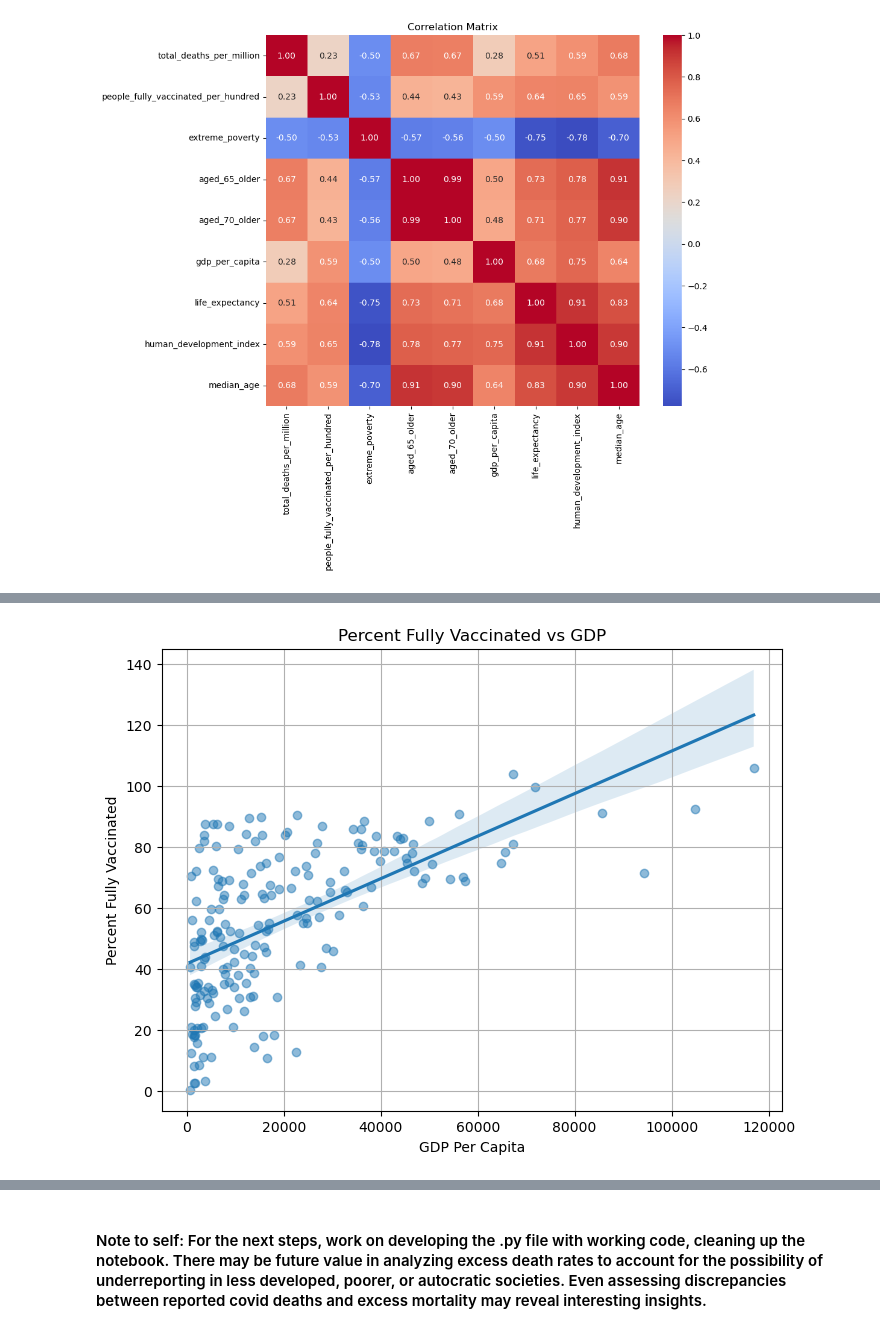
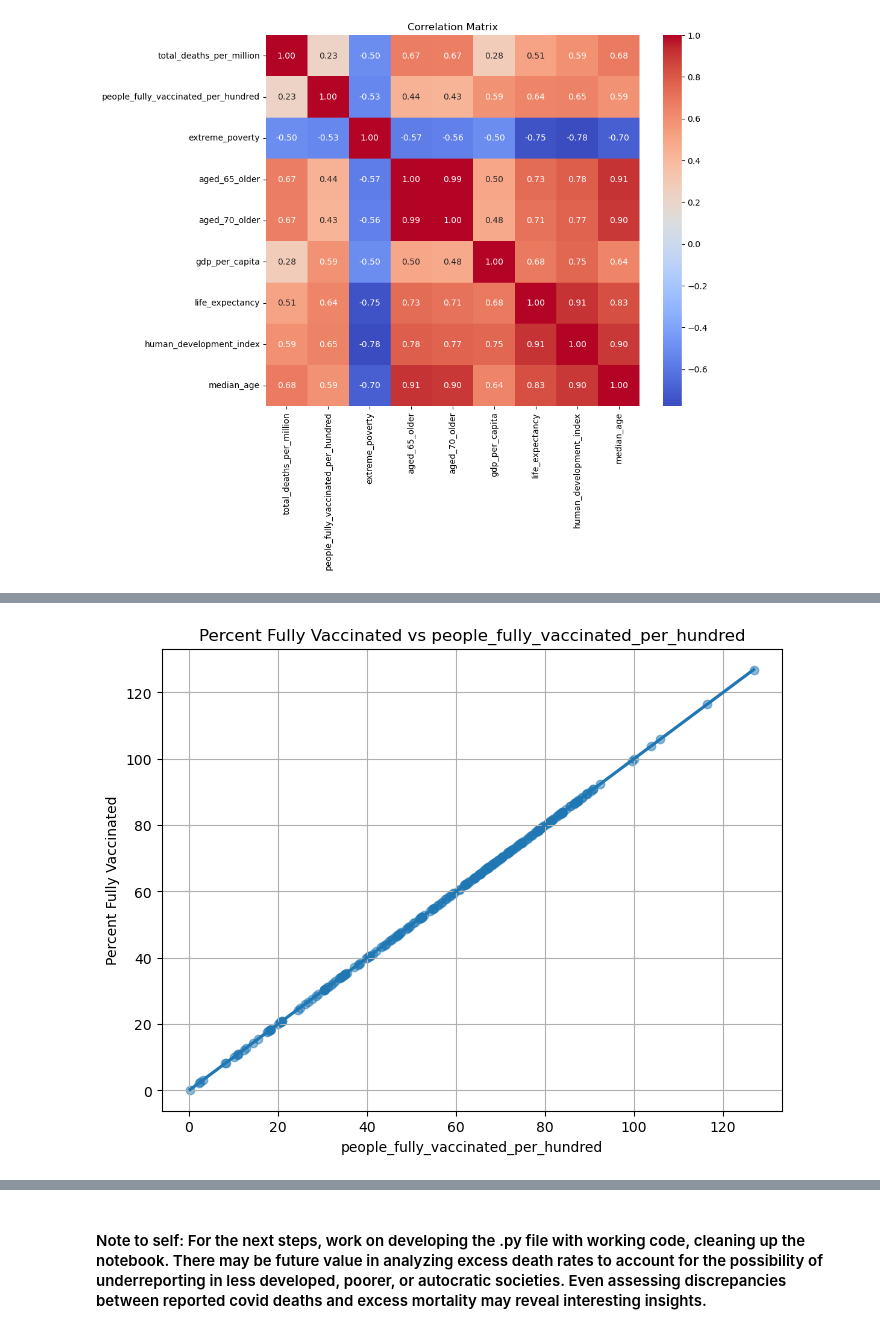
Before and after one commit to tralinde/covid_data_project, a Jupyter notebook: notebooks/cleaned_notebook.ipynb, the cells around one changed output, grey strips where cells are left out. Cells and saved outputs as stored; diff of their text form; code cells hidden in the pictures.

Commit message:
Working on cleaned notebook and polishing up the order of visualizations and hypothesis testing in addition to some fancy formatting ticks.

```diff
--- a/notebooks/cleaned_notebook.ipynb
+++ b/notebooks/cleaned_notebook.ipynb
@@ -478,10 +460,0 @@ for column in columns_to_compare:
-# %%
-# Create scatter plots with linear regression lines for each column
-for column in columns_to_compare:
-    plt.figure(figsize=(8, 6))
-    sns.regplot(x=column, y='total_deaths_per_million', data=cleaned_df, scatter_kws={'alpha': 0.5})
-    plt.title(f'Total Deaths Per Million vs {column}')
-    plt.xlabel(column)
-    plt.ylabel('Total Deaths Per Million')
-    plt.grid(True)
-    plt.show()
@@ -529,15 +460,0 @@ for column in columns_to_compare:
-# %%
-# List of columns to compare with 'total_deaths_per_million'
-columns_to_compare = ['population_density', 'people_fully_vaccinated_per_hundred', 'extreme_poverty', 'aged_65_older', 'aged_70_older',
-                      'human_development_index', 'cardiovasc_death_rate', 'diabetes_prevalence',
-                      'hospital_beds_per_thousand', 'life_expectancy', 'total_deaths_per_million', 'median_age']
-
-# Create scatter plots for each column
-for column in columns_to_compare:
-    plt.figure(figsize=(8, 6))
-    sns.scatterplot(x=column, y='gdp_per_capita', data=cleaned_df, alpha=0.5)
-    plt.title(f'GDP Per Capita vs {column}')
-    plt.xlabel(column)
-    plt.ylabel('GDP per Capita')
-    plt.grid(True)
-    plt.show()
@@ -665,13 +530,18 @@ for column in columns_to_compare_a:
 [figure]
 [figure]
 # %%
-plt.figure(figsize=(8, 6))
+# Create scatter plots with linear regression lines for each column
+columns_to_compare_a = ['people_fully_vaccinated_per_hundred', 'extreme_poverty', 'aged_65_older', 'aged_70_older',
+                      'gdp_per_capita', 'life_expectancy', 'human_development_index', 'median_age']
 
-sns.regplot(x='gdp_per_capita', y='people_fully_vaccinated_per_hundred', data=narrow_df, scatter_kws={'alpha': 0.5})
-plt.title(f'Percent Fully Vaccinated vs GDP')
-plt.xlabel('GDP Per Capita')
-plt.ylabel('Percent Fully Vaccinated')
-plt.grid(True)
-plt.show()
+
+for column in columns_to_compare_a:
+    plt.figure(figsize=(8, 6))
+    sns.regplot(x=column, y='people_fully_vaccinated_per_hundred', data=narrow_df, scatter_kws={'alpha': 0.5})
+    plt.title(f'Percent Fully Vaccinated vs {column}')
+    plt.xlabel(column)
+    plt.ylabel('Percent Fully Vaccinated')
+    plt.grid(True)
+    plt.show()
 # %% [output]
-[figure, old version]
+[figure, new version]
```
Also changed, not shown: parts of 27 cells of this notebook.
